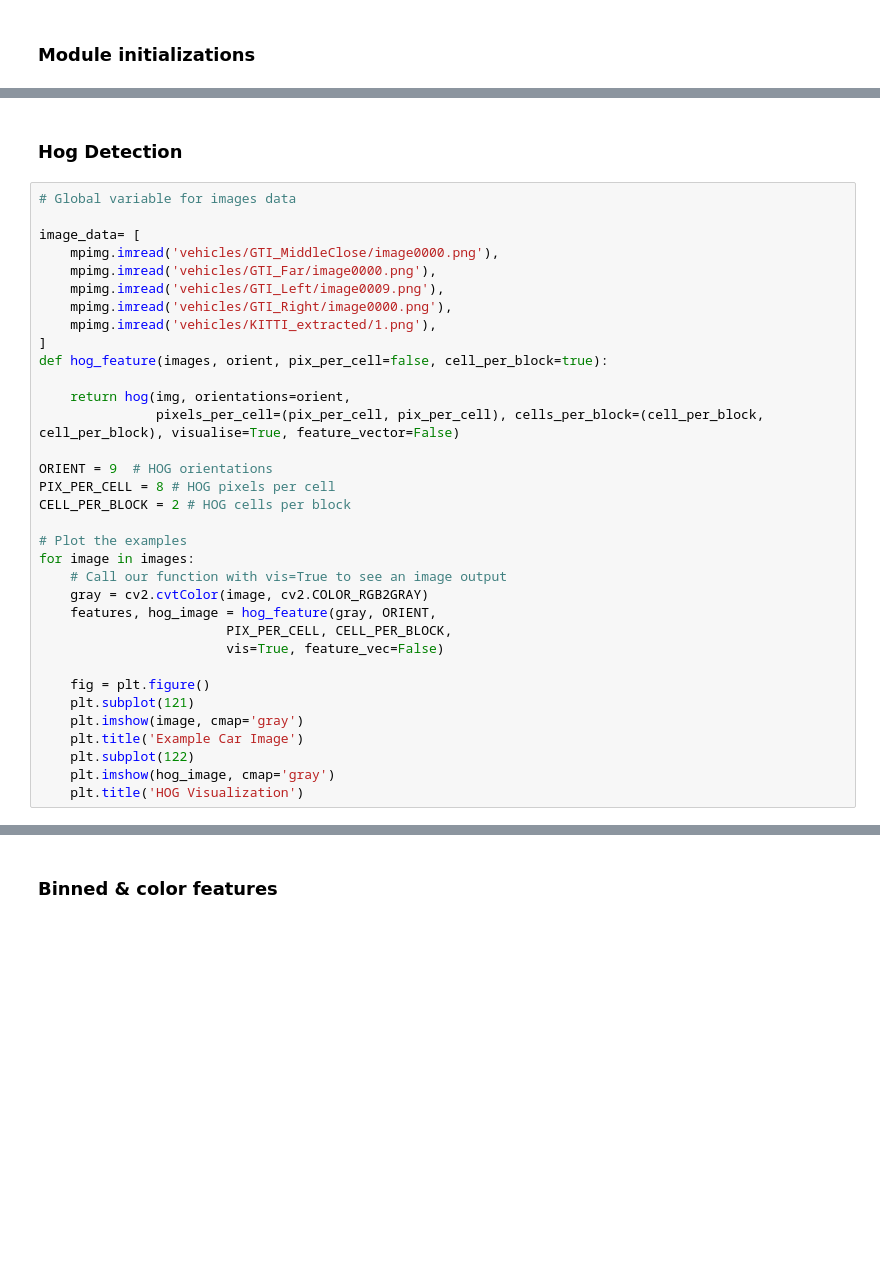
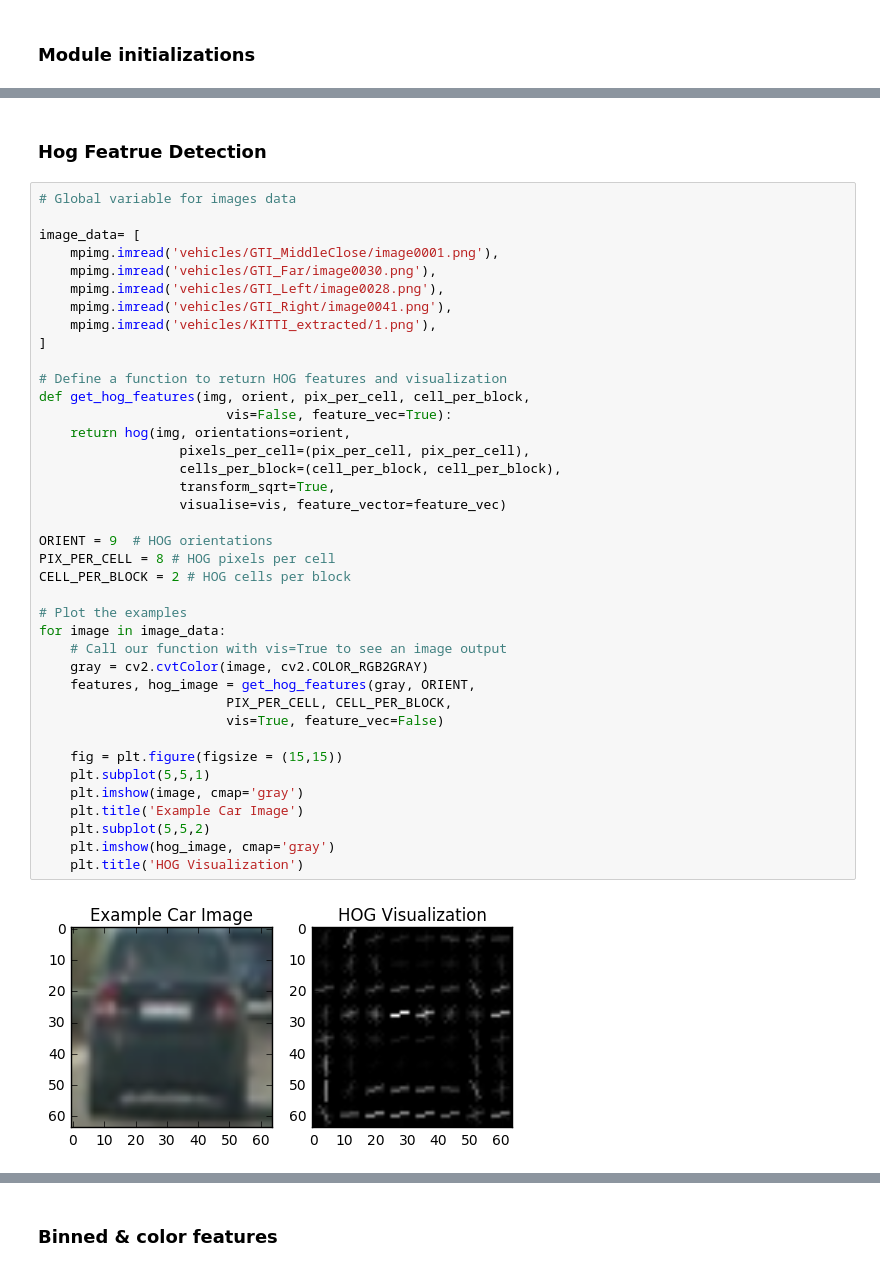
Before and after one commit to LeonYuAng3NT/CarND-Vehicle-Detection, a Jupyter notebook: Vehicle_Detection.ipynb, the cells around one changed output, grey strips where cells are left out. Cells and saved outputs as stored; diff of their text form; blank space fills up the shorter version.

```diff
--- a/Vehicle_Detection.ipynb
+++ b/Vehicle_Detection.ipynb
@@ -9,36 +39,43 @@ from skimage.feature import hog
 # %% [markdown]
-### Hog Detection
+### Hog Featrue Detection
 # %%
 # Global variable for images data
 
 image_data= [
-    mpimg.imread('vehicles/GTI_MiddleClose/image0000.png'),
-    mpimg.imread('vehicles/GTI_Far/image0000.png'),
-    mpimg.imread('vehicles/GTI_Left/image0009.png'),
-    mpimg.imread('vehicles/GTI_Right/image0000.png'),
+    mpimg.imread('vehicles/GTI_MiddleClose/image0001.png'),
+    mpimg.imread('vehicles/GTI_Far/image0030.png'),
+    mpimg.imread('vehicles/GTI_Left/image0028.png'),
+    mpimg.imread('vehicles/GTI_Right/image0041.png'),
     mpimg.imread('vehicles/KITTI_extracted/1.png'),
 ]
-def hog_feature(images, orient, pix_per_cell=false, cell_per_block=true):
 
+# Define a function to return HOG features and visualization
+def get_hog_features(img, orient, pix_per_cell, cell_per_block,
+                        vis=False, feature_vec=True):
     return hog(img, orientations=orient,
-               pixels_per_cell=(pix_per_cell, pix_per_cell), cells_per_block=(cell_per_block, cell_per_block), visualise=True, feature_vector=False)
+                  pixels_per_cell=(pix_per_cell, pix_per_cell),
+                  cells_per_block=(cell_per_block, cell_per_block),
+                  transform_sqrt=True,
+                  visualise=vis, feature_vector=feature_vec)
 
 ORIENT = 9  # HOG orientations
 PIX_PER_CELL = 8 # HOG pixels per cell
 CELL_PER_BLOCK = 2 # HOG cells per block
 
 # Plot the examples
-for image in images:
+for image in image_data:
     # Call our function with vis=True to see an image output
     gray = cv2.cvtColor(image, cv2.COLOR_RGB2GRAY)
-    features, hog_image = hog_feature(gray, ORIENT,
+    features, hog_image = get_hog_features(gray, ORIENT,
                         PIX_PER_CELL, CELL_PER_BLOCK,
                         vis=True, feature_vec=False)
 
-    fig = plt.figure()
-    plt.subplot(121)
+    fig = plt.figure(figsize = (15,15))
+    plt.subplot(5,5,1)
     plt.imshow(image, cmap='gray')
     plt.title('Example Car Image')
-    plt.subplot(122)
+    plt.subplot(5,5,2)
     plt.imshow(hog_image, cmap='gray')
     plt.title('HOG Visualization')
+# %% [output]
+[figure, added]
```
Also changed, not shown: parts of 9 cells of this notebook, 2 other files.
